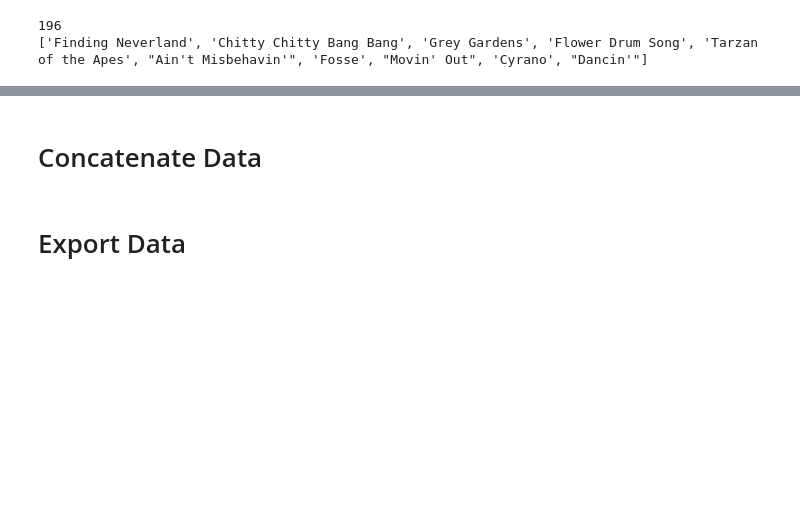
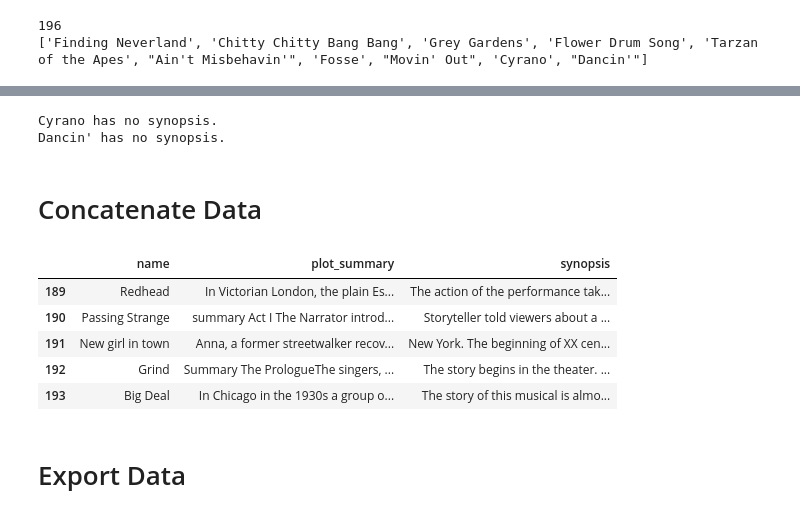
Before and after one commit to KellySlatery/capstone, a Jupyter notebook: 04_Data_Concatenation.ipynb, the cells around one changed output, grey strips where cells are left out. Saved outputs shown, nothing was run; the diff lists cells and outputs as text; code cells hidden in the pictures; blank space fills up the shorter version.

```diff
--- a/04_Data_Concatenation.ipynb
+++ b/04_Data_Concatenation.ipynb
@@ -109,8 +118,13 @@ wiki['plot_summary'] = plot_summaries
 # %%
 # Compare missing synopses between allmusicals & wikipedia
+remove_for_now = []
 for musical in no_summary:
-    if musical in allmusicals.loc[allmusicals['synopsis'] == ' ', 'musical'].values:
+    if musical.lower() in allmusicals.loc[allmusicals['synopsis'] == ' ', 'musical'].values:
+        remove_for_now.append(musical)
         print(f'{musical} has no synopsis.')
+# %% [output]
+Cyrano has no synopsis.
+Dancin' has no synopsis.
 # %% [markdown]
 # Concatenate Data
 # %%
@@ -119,6 +133,20 @@ wiki.rename(columns={'musical': 'name'}, inplace=True)
 # %%
 # Combine dataframes
 df = pd.concat([wiki, allmusicals], axis=1).drop(columns=['description', 'musical'])
+# %%
+# Remove rows for above musicals with no summary from either source
+df = df[~df['name'].isin(remove_for_now)]
+# %%
+# Reset index
+df.reset_index(drop=True, inplace=True)
+df.tail()
+# %% [output]
+|  | name | plot_summary | synopsis |
+| 189 | Redhead | In Victorian London, the plain Es... | The action of the performance tak... |
+| 190 | Passing Strange | summary Act I The Narrator introd... | Storyteller told viewers about a ... |
+| 191 | New girl in town | Anna, a former streetwalker recov... | New York. The beginning of XX cen... |
+| 192 | Grind | Summary The PrologueThe singers, ... | The story begins in the theater. ... |
+| 193 | Big Deal | In Chicago in the 1930s a group o... | The story of this musical is almo... |
 # %% [markdown]
 # Export Data
 # %%
```
Also changed, not shown: parts of 1 cell of this notebook, 2 other files.
